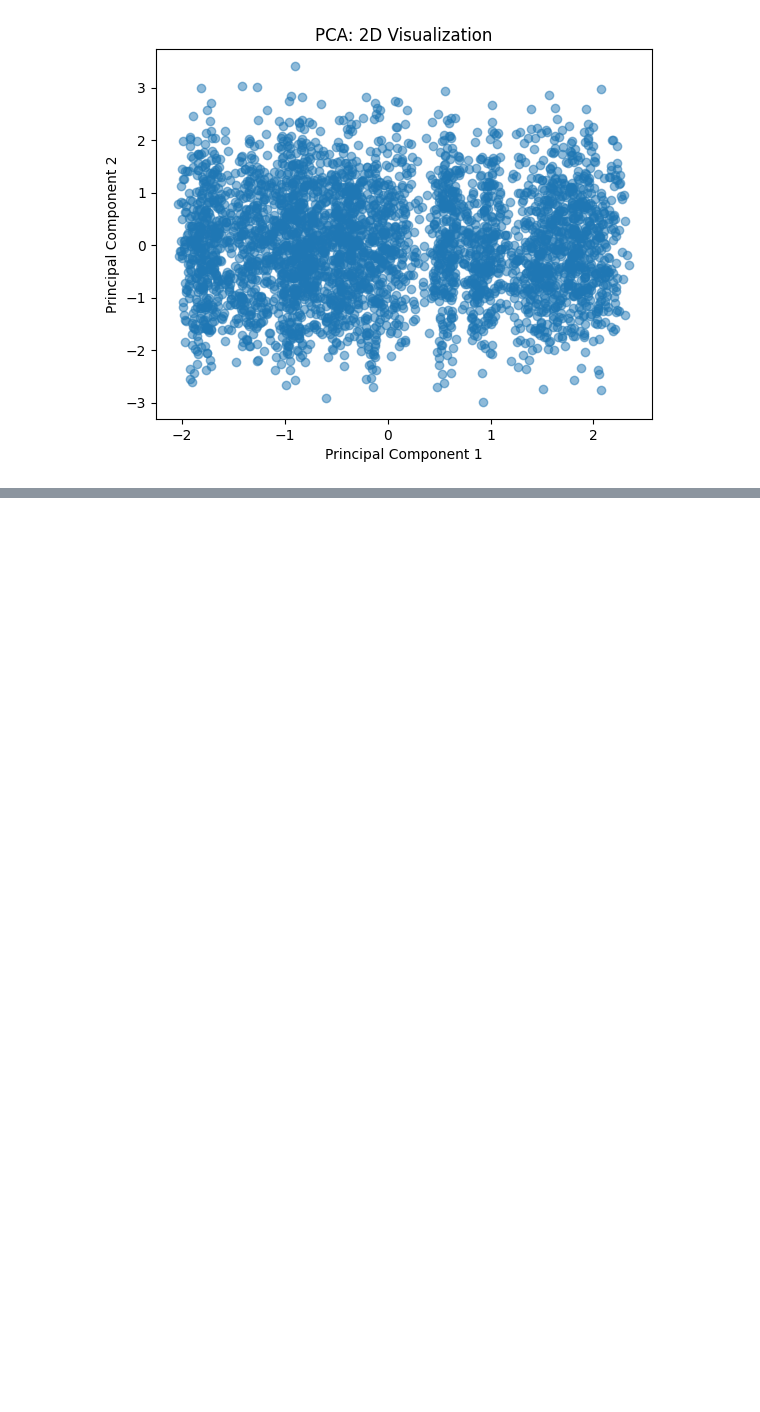
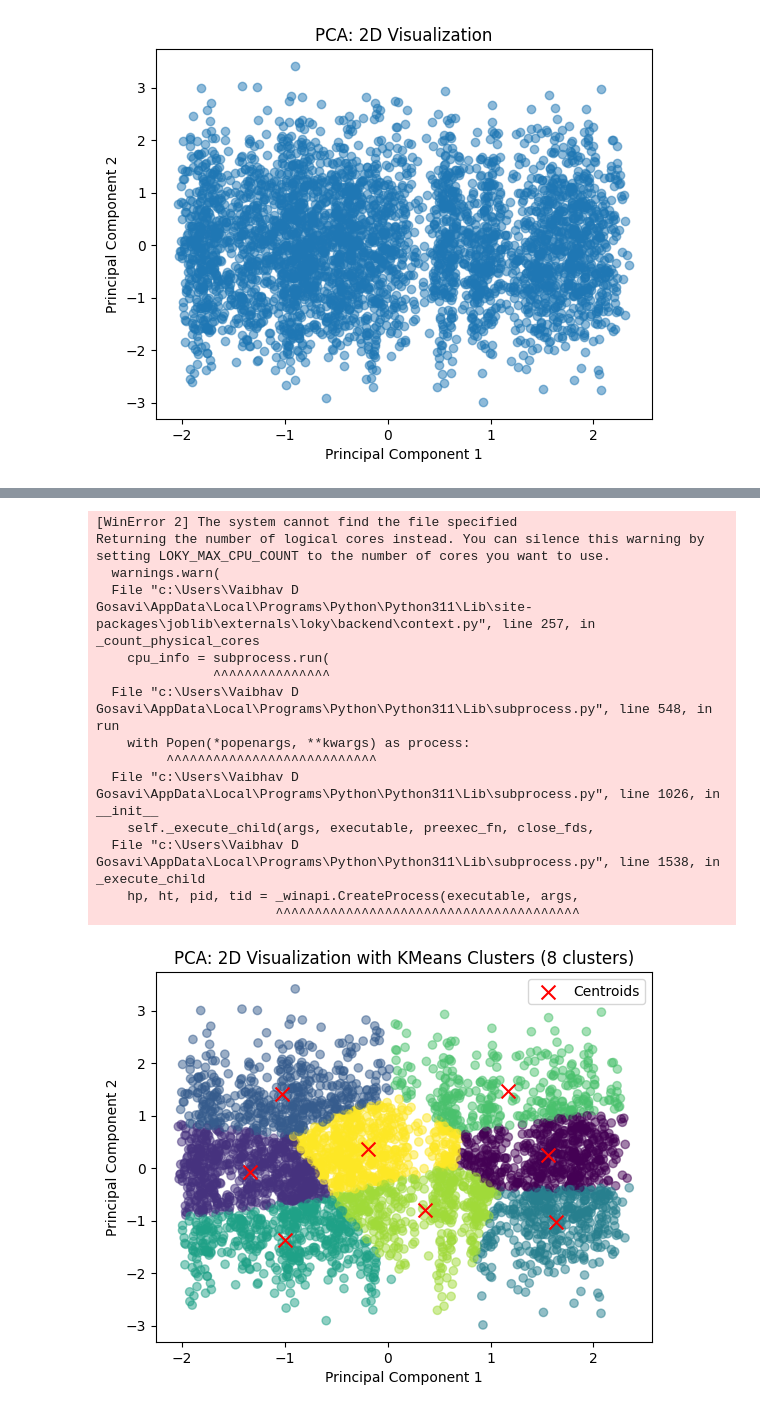
Before and after one commit to vaibhav-gosavi/HTFA05, a Jupyter notebook: Hack_to_future_ml_model.ipynb, the cells around one changed output, grey strips where cells are left out. Drawn from its saved outputs; the diff is of its cells as text; code cells hidden in the pictures; blank space fills up the shorter version.

```diff
--- a/Hack_to_future_ml_model.ipynb
+++ b/Hack_to_future_ml_model.ipynb
@@ -85,12 +105,17 @@ def hash_data(data):
 
     return hashed_data
 
-# Hash data in the 'Email' column
+# Load your actual DataFrame
+# Replace 'your_data.csv' with the actual path to your CSV file
+df = pd.read_csv('shopping_trends.csv')
+
+# Hash email and phone number columns
 df['HashedEmail'] = df['ADEmail'].apply(hash_data)
-df['HashedPhone number'] = df['Phone number'].apply(hash_data)
-df = test.drop(["ADEmail","Phone number"], axis='columns')
+df['HashedPhone'] = df['Phone number'].apply(hash_data)
 
+# Drop the original email and phone columns
+df = df.drop(columns=['ADEmail', 'Phone number'])
 
-print("DataFrame with Hashed Email:")
+print("DataFrame with Hashed Email and Phone Number:")
 print(df)
 # %% [output]
@@ -287,0 +315,59 @@ plt.show()
+# %%
+import pandas as pd
+from sklearn.decomposition import PCA
+from sklearn.preprocessing import StandardScaler
+from sklearn.cluster import KMeans
+import matplotlib.pyplot as plt
+
+# Assuming df is your DataFrame containing the data
+
+# Select the subset of attributes for dimensionality reduction
+selected_attributes = ['Age', 'Gender', 'Item Purchased', 'Category','Location','Season','Previous Purchases','Frequency of Purchases']
+selected_data = df[selected_attributes]
+
+# Standardize the selected attributes
+scaler = StandardScaler()
+scaled_data = scaler.fit_transform(selected_data)
+
+# Perform PCA for dimensionality reduction
+pca = PCA(n_components=2)  # Reduce to 2 dimensions
+reduced_data = pca.fit_transform(scaled_data)
+
+# Create a DataFrame for the reduced data
+reduced_df = pd.DataFrame(data=reduced_data, columns=['PC1', 'PC2'])
+
+# Perform KMeans clustering with 8 clusters
+kmeans = KMeans(n_clusters=8, random_state=42)
+kmeans.fit(reduced_data)
+
+# Add cluster labels to the DataFrame
+reduced_df['Cluster'] = kmeans.labels_
+
+# Plot the data points colored by cluster
+plt.scatter(reduced_df['PC1'], reduced_df['PC2'], c=reduced_df['Cluster'], cmap='viridis', alpha=0.5)
+
+# Plot centroids
+centroids = kmeans.cluster_centers_
+plt.scatter(centroids[:, 0], centroids[:, 1], marker='x', s=100, c='red', label='Centroids')
+
+plt.xlabel('Principal Component 1')
+plt.ylabel('Principal Component 2')
+plt.title('PCA: 2D Visualization with KMeans Clusters (8 clusters)')
+plt.legend()
+plt.show()
+# %% [output]
+[WinError 2] The system cannot find the file specified
+Returning the number of logical cores instead. You can silence this warning by setting LOKY_MAX_CPU_COUNT to the number of cores you want to use.
+  warnings.warn(
+  File "c:\Users\Vaibhav D Gosavi\AppData\Local\Programs\Python\Python311\Lib\site-packages\joblib\externals\loky\backend\context.py", line 257, in _count_physical_cores
+    cpu_info = subprocess.run(
+               ^^^^^^^^^^^^^^^
+  File "c:\Users\Vaibhav D Gosavi\AppData\Local\Programs\Python\Python311\Lib\subprocess.py", line 548, in run
+    with Popen(*popenargs, **kwargs) as process:
+         ^^^^^^^^^^^^^^^^^^^^^^^^^^^
+  File "c:\Users\Vaibhav D Gosavi\AppData\Local\Programs\Python\Python311\Lib\subprocess.py", line 1026, in __init__
+    self._execute_child(args, executable, preexec_fn, close_fds,
+  File "c:\Users\Vaibhav D Gosavi\AppData\Local\Programs\Python\Python311\Lib\subprocess.py", line 1538, in _execute_child
+    hp, ht, pid, tid = _winapi.CreateProcess(executable, args,
+                       ^^^^^^^^^^^^^^^^^^^^^^^^^^^^^^^^^^^^^^^
+[figure, added]
```
Also changed, not shown: parts of 25 cells of this notebook.
